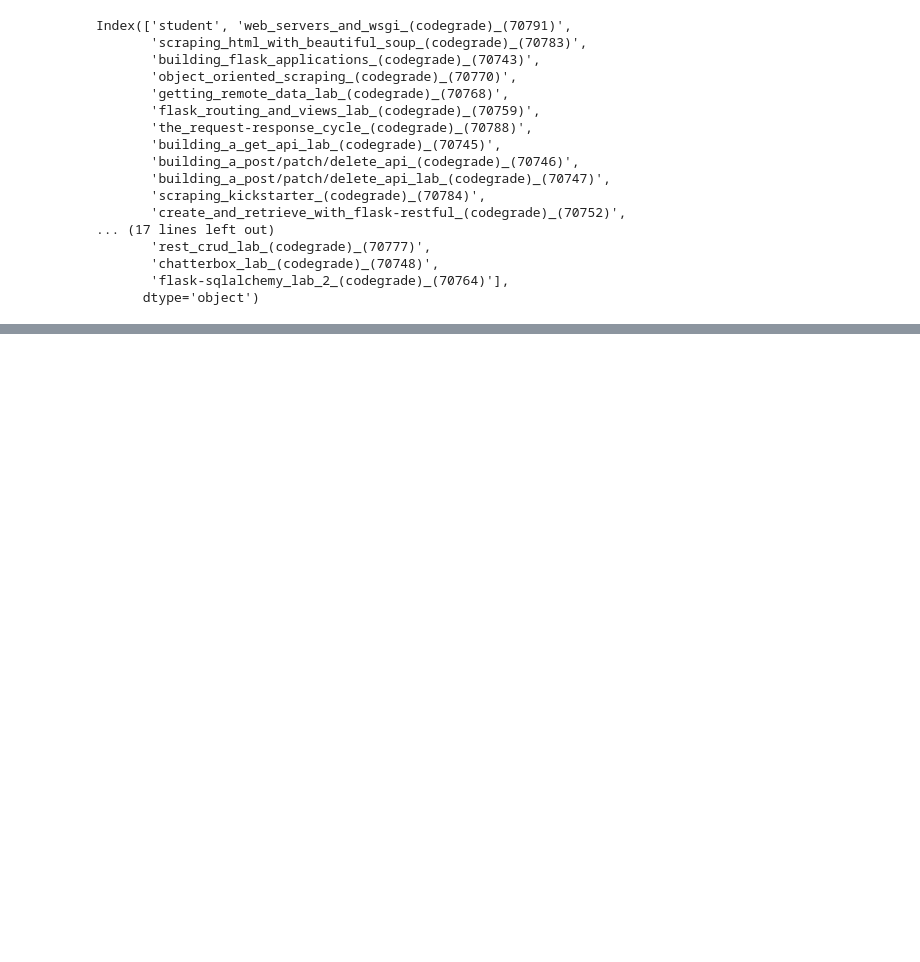
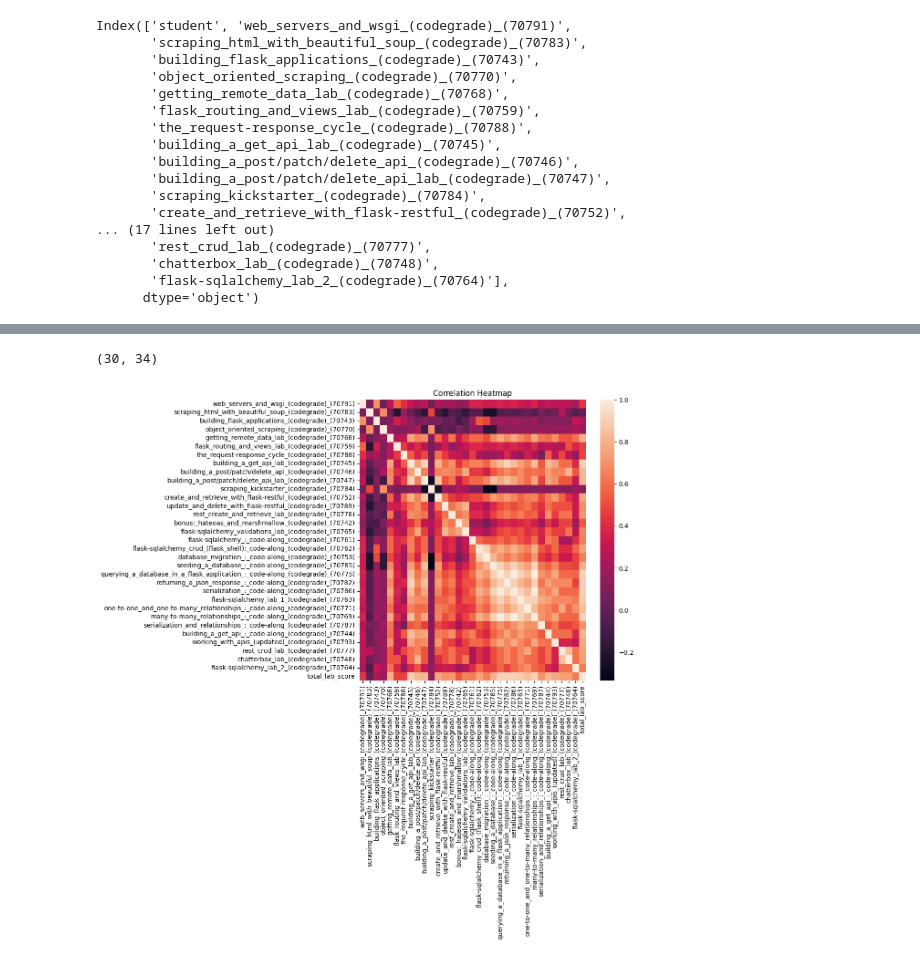
Before and after one commit to M-Nesphory/Moringa_Exercises, a Jupyter notebook: Other/Grade_Analysis.ipynb, the cells around one changed output, grey strips where cells are left out. Saved outputs shown, nothing was run; the diff lists cells and outputs as text; code cells hidden in the pictures; blank space fills up the shorter version.

```diff
--- a/Other/Grade_Analysis.ipynb
+++ b/Other/Grade_Analysis.ipynb
@@ -541,0 +554,3 @@ df
+# %%
+corr_table = df_cleaned_labs.corr()
+corr_table
@@ -541,0 +575,13 @@ df
+# %%
+df_cleaned_labs.shape
+# %% [output]
+(30, 34)
+# %%
+import seaborn as sns
+import matplotlib.pyplot as plt
+
+plt.figure(figsize = (8,8))
+sns.heatmap(corr_table)
+plt.title('Correlation Heatmap');
+# %% [output]
+[figure, added]
```
Also changed, not shown: parts of 9 cells of this notebook, 4 other files.
